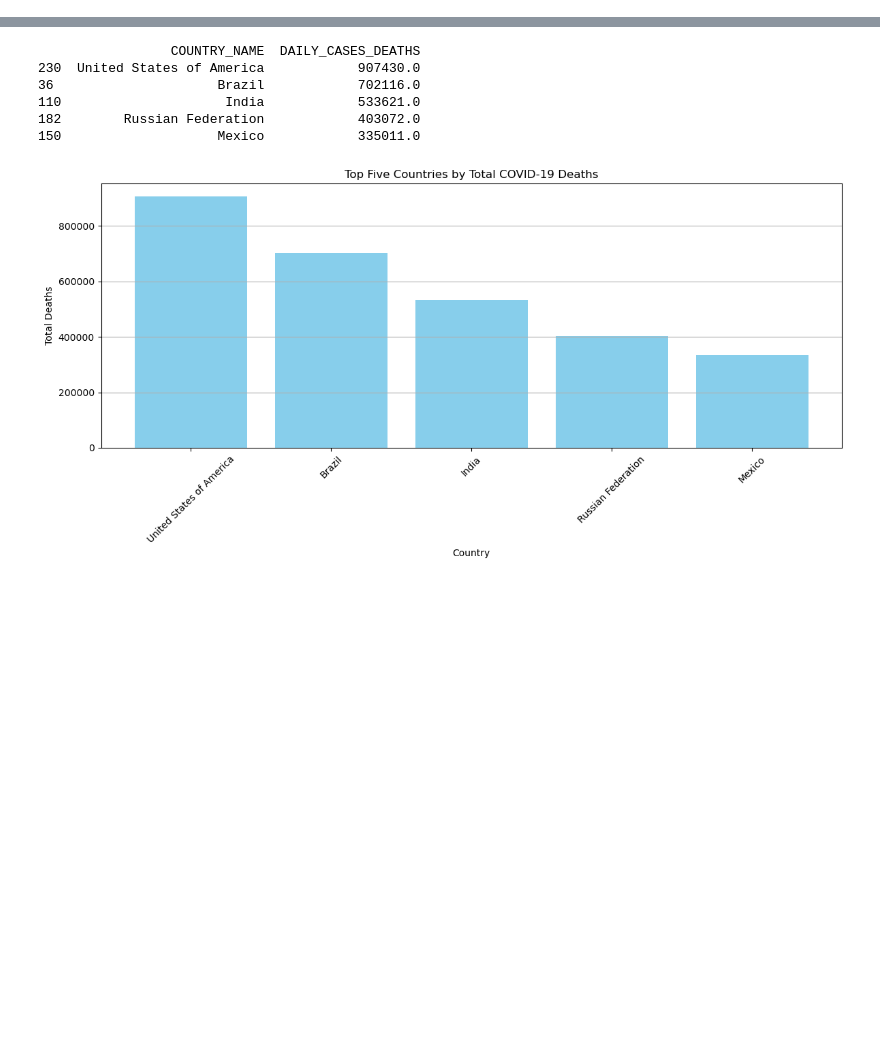
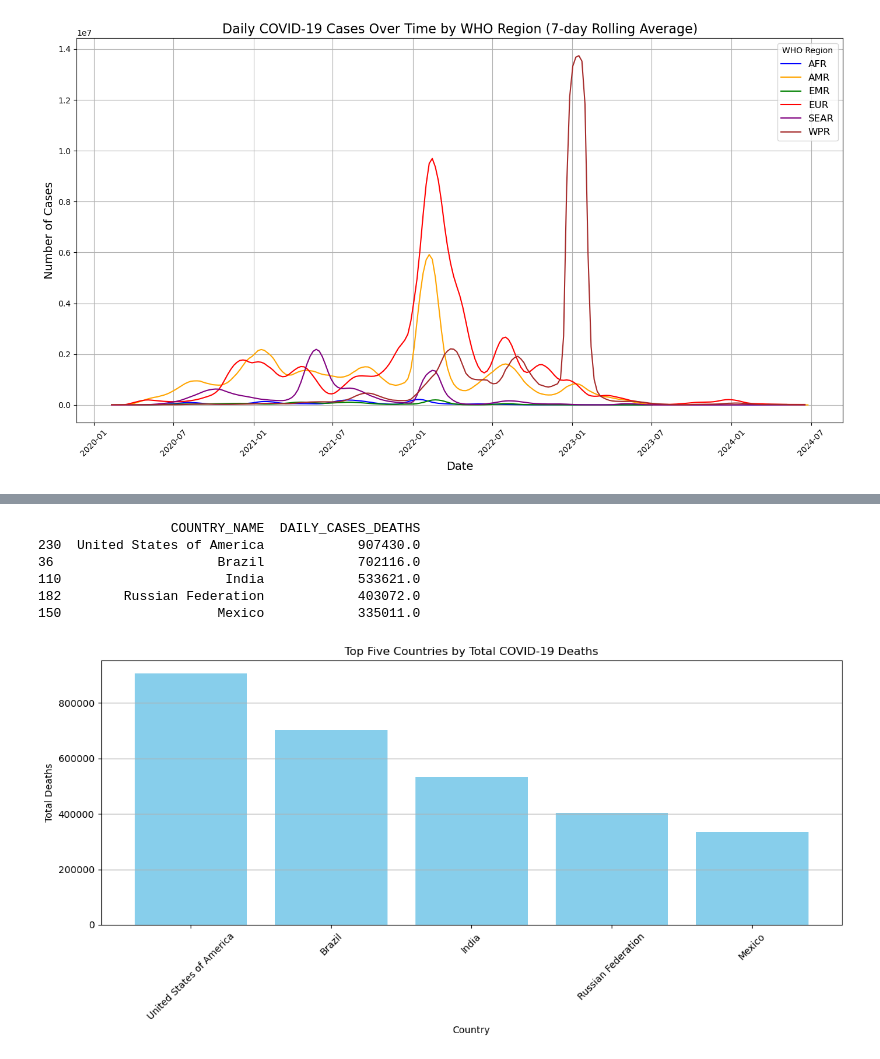
Before and after one commit to Tadakatsu213/Group-2, a Jupyter notebook: Project.ipynb, the cells around one changed output, grey strips where cells are left out. Saved outputs shown, nothing was run; the diff lists cells and outputs as text; code cells hidden in the pictures; blank space fills up the shorter version.

```diff
--- a/Project.ipynb
+++ b/Project.ipynb
@@ -8 +1,39 @@ data = pd.read_csv(file_path)
+# %%
+import pandas as pd
+import matplotlib.pyplot as plt
+
+# Load the dataset
+file_path = r"C:\Users\tadak\OneDrive\Desktop\Data analysis\work\Challenge\Project\project\case_death_test_dataset.csv"
+data = pd.read_csv(file_path)
+# Convert the ISO_START_DATE column to datetime format
+data['ISO_START_DATE'] = pd.to_datetime(data['ISO_START_DATE'])
+
+# Group by date and WHO region, and sum the cases to get the daily cases for each region
+daily_cases_region = data.groupby(['ISO_START_DATE', 'WHO_REGION'])['DAILY_CASES'].sum().reset_index()
+
+# Pivot the data to have regions as columns
+pivot_daily_cases_region = daily_cases_region.pivot(index='ISO_START_DATE', columns='WHO_REGION', values='DAILY_CASES')
+
+# Calculate the rolling mean for smoothing the curves (7-day window)
+pivot_daily_cases_region = pivot_daily_cases_region.rolling(window=7).mean()
+
+# Plot the trend of daily cases over time for different WHO regions
+plt.figure(figsize=(14, 8))
+
+colors = ['blue', 'orange', 'green', 'red', 'purple', 'brown', 'pink', 'gray', 'olive', 'cyan']
+
+for i, region in enumerate(pivot_daily_cases_region.columns):
+    plt.plot(pivot_daily_cases_region.index, pivot_daily_cases_region[region], label=region, color=colors[i % len(colors)])
+
+plt.title('Daily COVID-19 Cases Over Time by WHO Region (7-day Rolling Average)', fontsize=16)
+plt.xlabel('Date', fontsize=14)
+plt.ylabel('Number of Cases', fontsize=14)
+plt.legend(title='WHO Region', fontsize=12)
+plt.grid(True)
+plt.xticks(rotation=45)
+plt.tight_layout()
+
+plt.show()
+# %% [output]
+[figure, added]
 # %%
```
Also changed, not shown: parts of 6 cells of this notebook, 5 other files.
